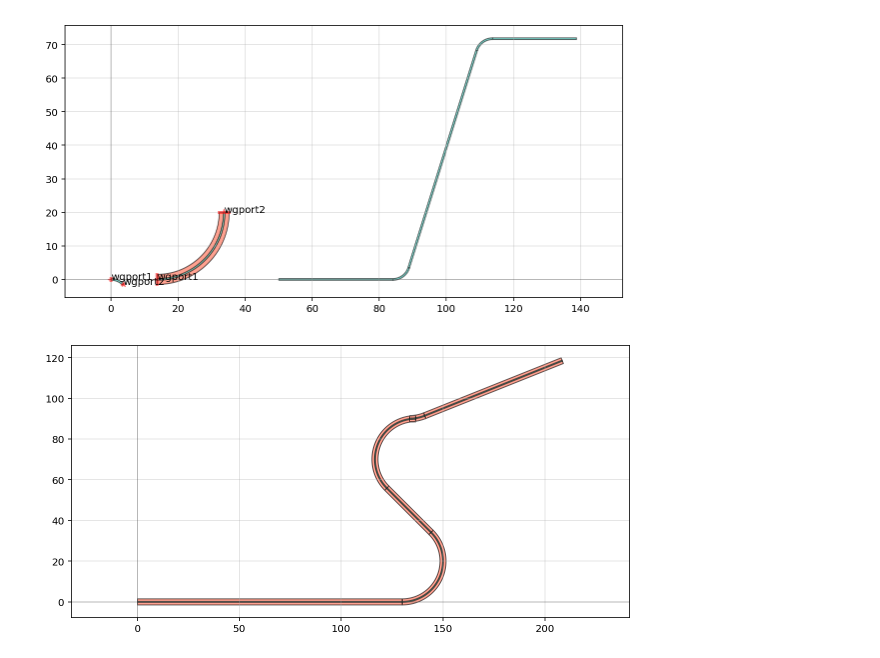
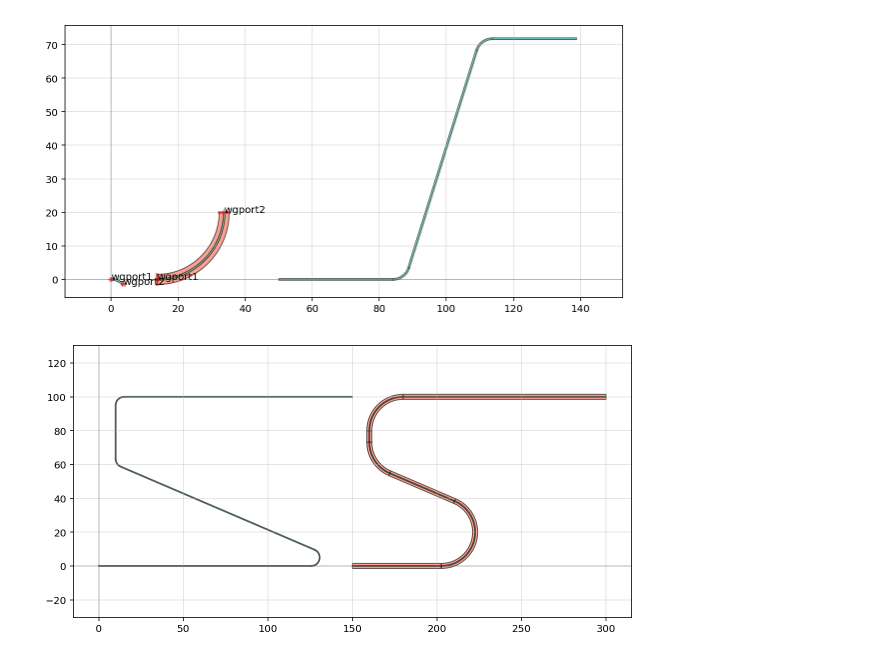
Before and after one commit to atait/phidl, a Jupyter notebook: notebooks/loading_technology.ipynb, the cells around one changed output. Saved outputs shown, nothing was run; the diff lists cells and outputs as text; code cells hidden in the pictures.

Commit message:
routing by points is working

```diff
--- a/notebooks/loading_technology.ipynb
+++ b/notebooks/loading_technology.ipynb
@@ -79,8 +80,10 @@ qp(D)
 [figure]
 # %%
 D = Device('routes')
-zshape = [(0,0), (150, 0), (100, 50), (125, 50), (200, 80)]
-w3 = D.add_ref(tech.WAVEGUIDES()['Ridge'].cell_points(zshape))
+zshape = np.array([(0,0), (150, 0), (10, 60), (10, 100), (150, 100)])
+w3 = D.add_ref(tech.WAVEGUIDES()['Strip'].cell_points(zshape))
+zshape[:,0] = zshape[:,0] + 150
+w4 = D.add_ref(tech.WAVEGUIDES()['Ridge'].cell_points(zshape))
 qp(D)
 # %% [output]
-[figure, old version]
+[figure, new version]
```
Also changed, not shown: parts of 1 cell of this notebook, 1 other file.
